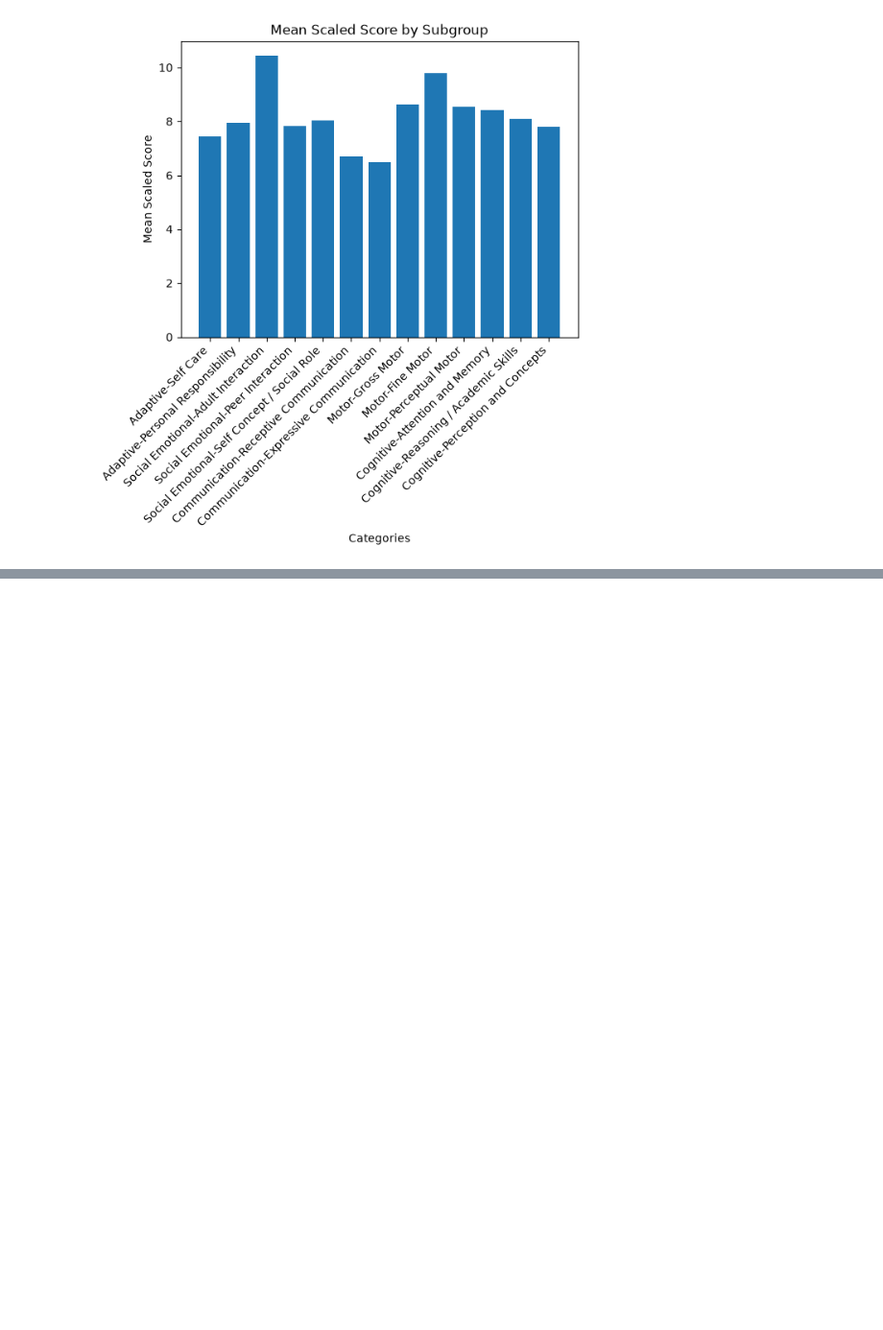
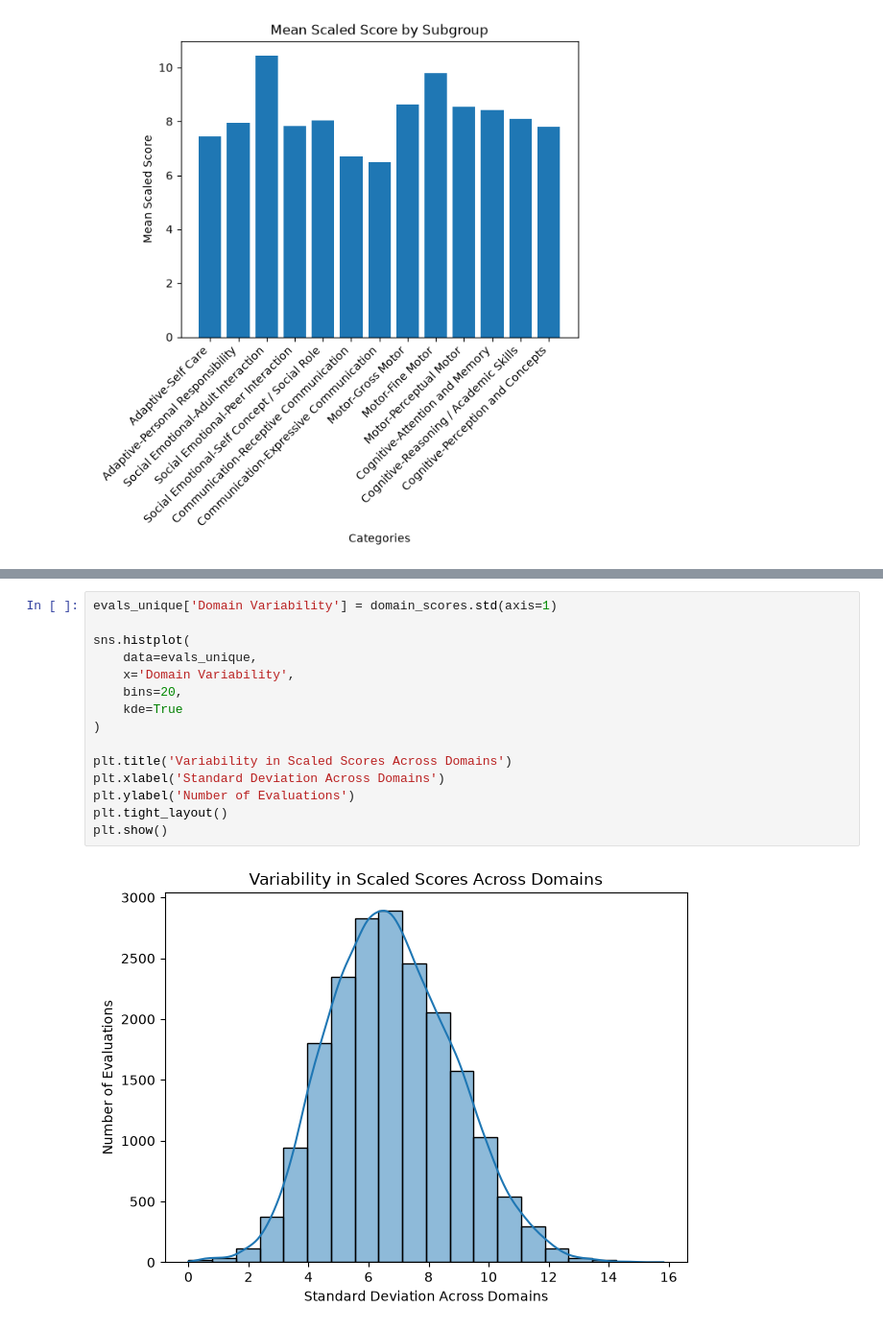
Before and after one commit to WilliamJGilliam/TEIS_Partner_Project, a Jupyter notebook: Teis.ipynb, the cells around one changed output, grey strips where cells are left out. Shown at 96% size. Drawn from its saved outputs; the diff is of its cells as text; blank space fills up the shorter version.

```diff
--- a/Teis.ipynb
+++ b/Teis.ipynb
@@ -249,0 +443,17 @@ plt.show()
+# %%
+evals_unique['Domain Variability'] = domain_scores.std(axis=1)
+
+sns.histplot(
+    data=evals_unique,
+    x='Domain Variability',
+    bins=20,
+    kde=True
+)
+
+plt.title('Variability in Scaled Scores Across Domains')
+plt.xlabel('Standard Deviation Across Domains')
+plt.ylabel('Number of Evaluations')
+plt.tight_layout()
+plt.show()
+# %% [output]
+[figure, added]
```
Also changed, not shown: parts of 17 cells of this notebook, 1 other file.
